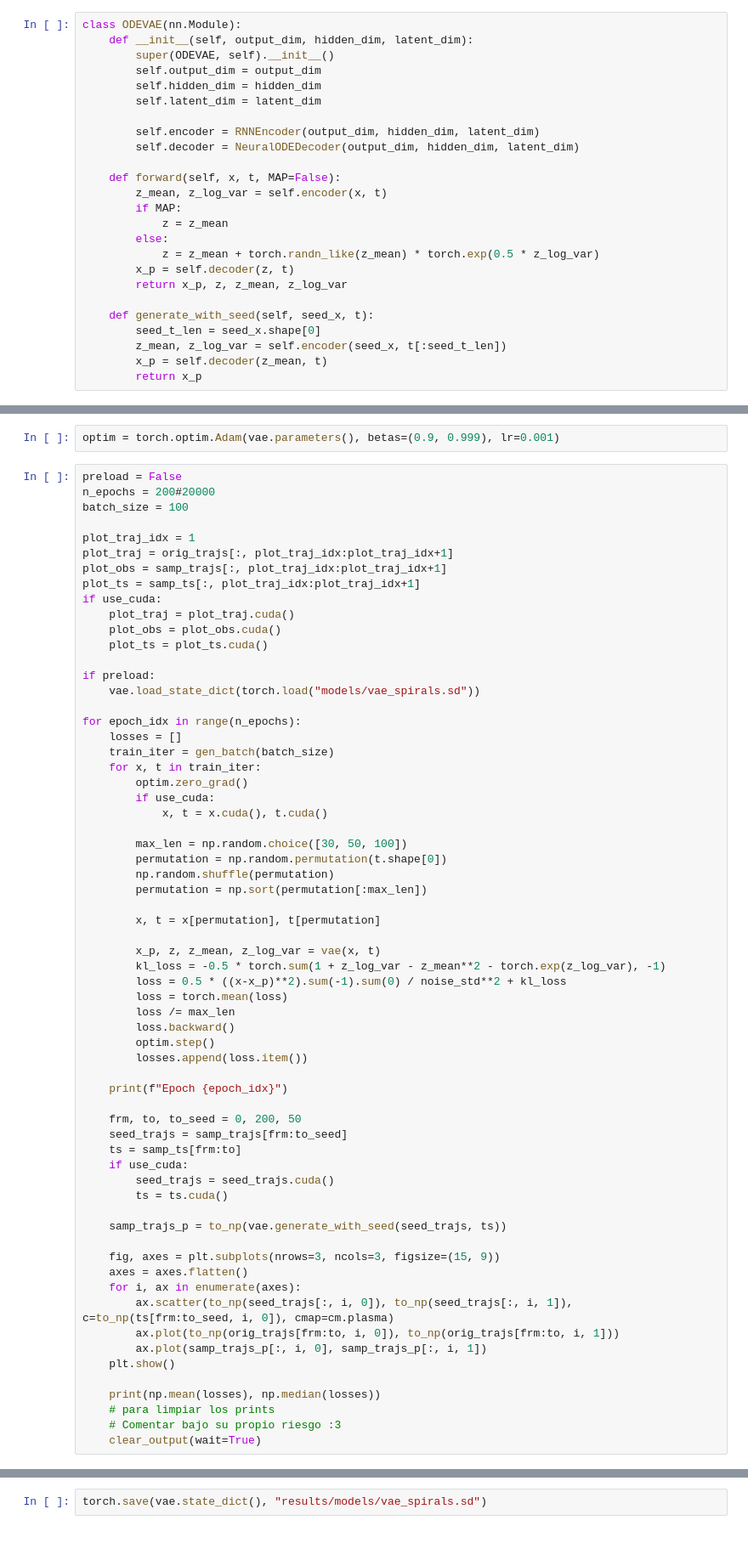
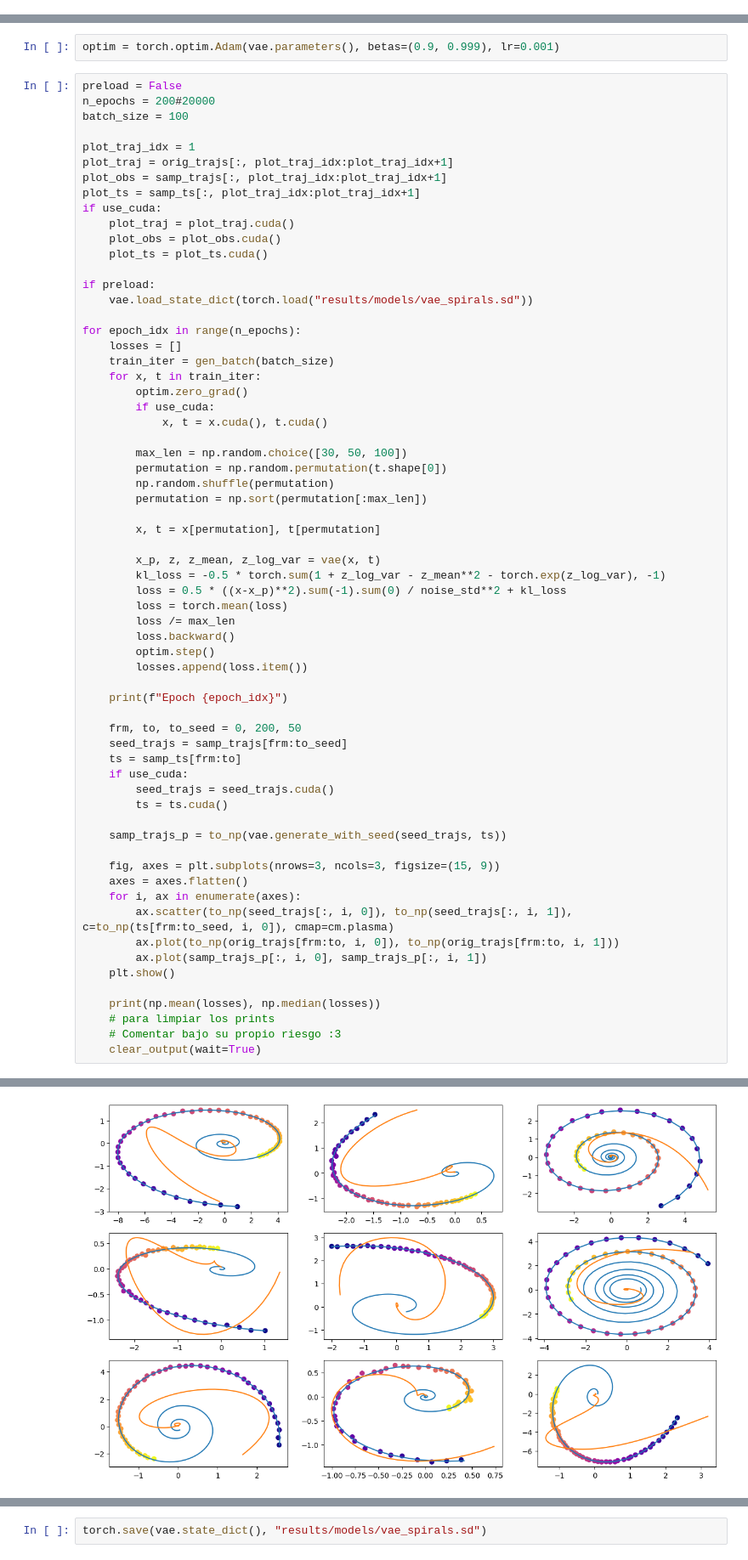
Before and after one commit to Matcraft94/Proyecto_curso_DL, a Jupyter notebook: code/Neural_ODEs.ipynb, the cells around one changed output, grey strips where cells are left out. Shown at 85% size. Cells and saved outputs as stored; diff of their text form.

```diff
--- a/code/Neural_ODEs.ipynb
+++ b/code/Neural_ODEs.ipynb
@@ -433,28 +424,3 @@ class NeuralODEDecoder(nn.Module):
-# %%
-class ODEVAE(nn.Module):
-    def __init__(self, output_dim, hidden_dim, latent_dim):
-        super(ODEVAE, self).__init__()
-        self.output_dim = output_dim
-        self.hidden_dim = hidden_dim
-        self.latent_dim = latent_dim
-
-        self.encoder = RNNEncoder(output_dim, hidden_dim, latent_dim)
-        self.decoder = NeuralODEDecoder(output_dim, hidden_dim, latent_dim)
-
-    def forward(self, x, t, MAP=False):
-        z_mean, z_log_var = self.encoder(x, t)
-        if MAP:
-            z = z_mean
-        else:
-            z = z_mean + torch.randn_like(z_mean) * torch.exp(0.5 * z_log_var)
-        x_p = self.decoder(z, t)
-        return x_p, z, z_mean, z_log_var
-
-    def generate_with_seed(self, seed_x, t):
-        seed_t_len = seed_x.shape[0]
-        z_mean, z_log_var = self.encoder(seed_x, t[:seed_t_len])
-        x_p = self.decoder(z_mean, t)
-        return x_p
 # %% [markdown]
 ### Generacion de la dataset
 # %%
@@ -543,7 +514,7 @@ if use_cuda:
     plot_ts = plot_ts.cuda()
 
 if preload:
-    vae.load_state_dict(torch.load("models/vae_spirals.sd"))
+    vae.load_state_dict(torch.load("results/models/vae_spirals.sd"))
 
 for epoch_idx in range(n_epochs):
     losses = []
@@ -592,3 +563,4 @@ for epoch_idx in range(n_epochs):
     # para limpiar los prints
     # Comentar bajo su propio riesgo :3
     clear_output(wait=True)
+# %% [output]
@@ -594,0 +568 @@ for epoch_idx in range(n_epochs):
+[figure, added]
```
Also changed, not shown: parts of 11 cells of this notebook, 2 other files.
